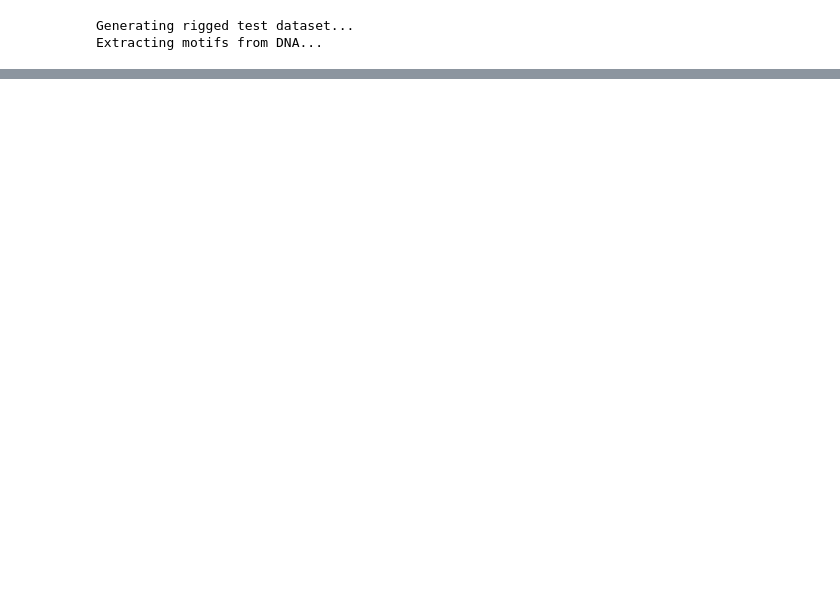
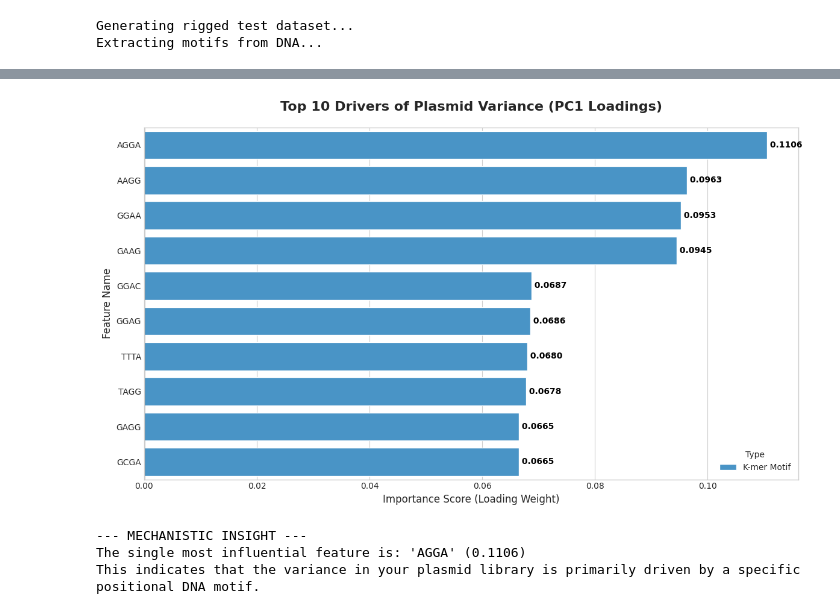
Before and after one commit to bdashti/Latest-Plasmid-Model, a Jupyter notebook: 01_unsupervised_clustering.ipynb, the cells around one changed output, grey strips where cells are left out. Saved outputs shown, nothing was run; the diff lists cells and outputs as text; code cells hidden in the pictures; blank space fills up the shorter version.

```diff
--- a/01_unsupervised_clustering.ipynb
+++ b/01_unsupervised_clustering.ipynb
@@ -191,0 +389,48 @@ Checking for top 5 deleterious motifs found in PC1:
+# %%
+import matplotlib.pyplot as plt
+import seaborn as sns
+
+# 1. Prepare the Top 10 data
+top_10 = motifs_df.reindex(motifs_df['Importance'].abs().sort_values(ascending=False).index).head(10).copy()
+
+# 2. Add a 'Type' category for better visualization
+# This helps distinguish between raw sequence motifs and the Copeman mechanistic features
+top_10['Type'] = top_10['Motif'].apply(lambda x: 'Mechanistic' if x in mech_feature_labels else 'K-mer Motif')
+
+# 3. Plotting
+plt.figure(figsize=(12, 7))
+sns.set_style("whitegrid")
+
+# Create a horizontal bar chart
+plot = sns.barplot(
+    data=top_10,
+    y='Motif',
+    x='Importance',
+    hue='Type',
+    palette={'Mechanistic': '#e74c3c', 'K-mer Motif': '#3498db'} # Red for Bio, Blue for Text
+)
+
+# Add titles and labels
+plt.title('Top 10 Drivers of Plasmid Variance (PC1 Loadings)', fontsize=16, fontweight='bold', pad=20)
+plt.xlabel('Importance Score (Loading Weight)', fontsize=12)
+plt.ylabel('Feature Name', fontsize=12)
+plt.axvline(0, color='black', lw=1) # Add a vertical line at zero
+
+# Add data labels on the bars for precision
+for i, v in enumerate(top_10['Importance']):
+    plt.text(v, i, f' {v:.4f}', va='center', fontweight='bold', color='black')
+
+plt.tight_layout()
+plt.show()
+
+# 4. Summary Printout
+print("\n--- MECHANISTIC INSIGHT ---")
+top_feature = top_10.iloc[0]['Motif']
+top_val = top_10.iloc[0]['Importance']
+print(f"The single most influential feature is: '{top_feature}' ({top_val:.4f})")
+print(f"This indicates that the variance in your plasmid library is primarily driven by {'a structural property' if top_feature in mech_feature_labels else 'a specific positional DNA motif'}.")
+# %% [output]
+[figure, added]
+--- MECHANISTIC INSIGHT ---
+The single most influential feature is: 'AGGA' (0.1106)
+This indicates that the variance in your plasmid library is primarily driven by a specific positional DNA motif.
```
Also changed, not shown: parts of 7 cells of this notebook.
